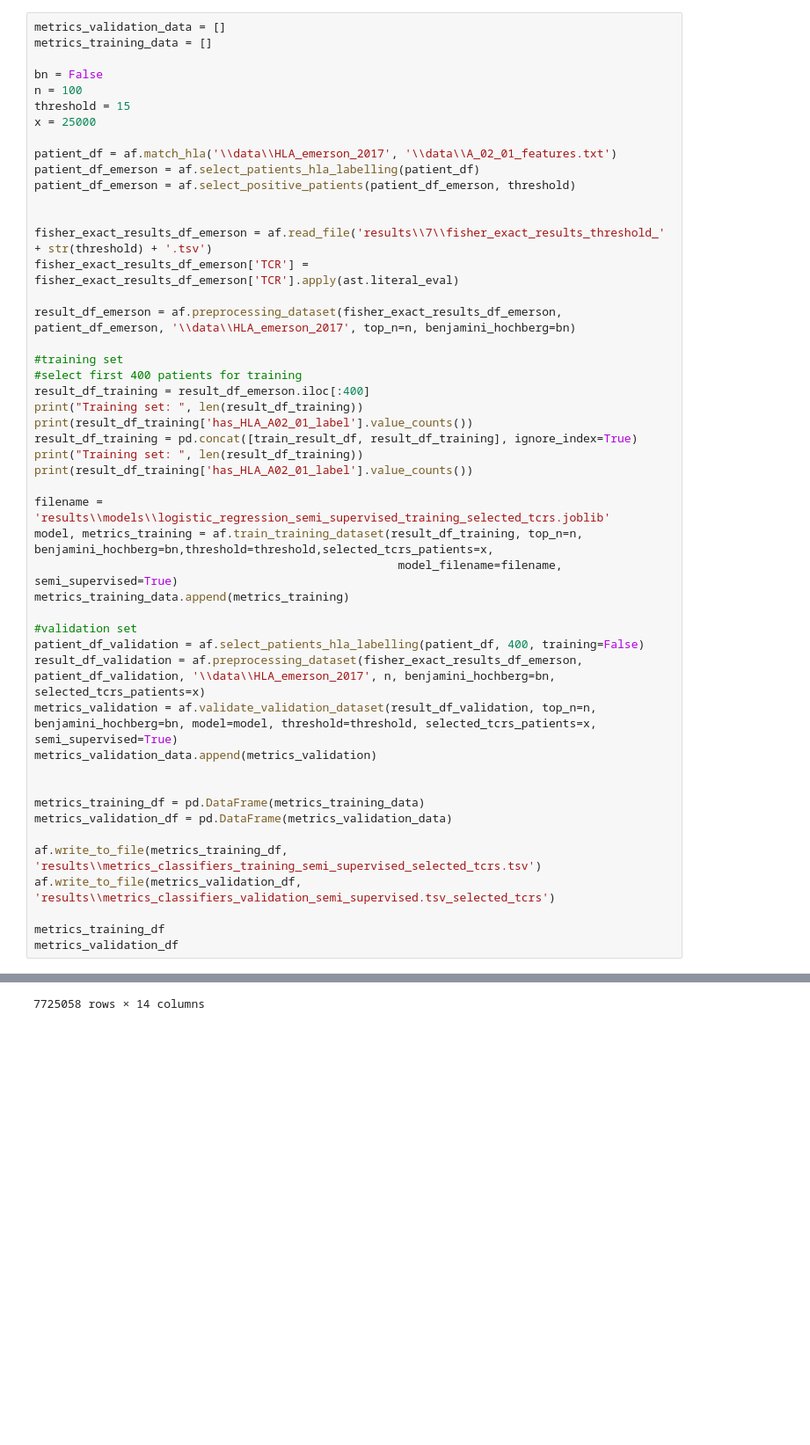
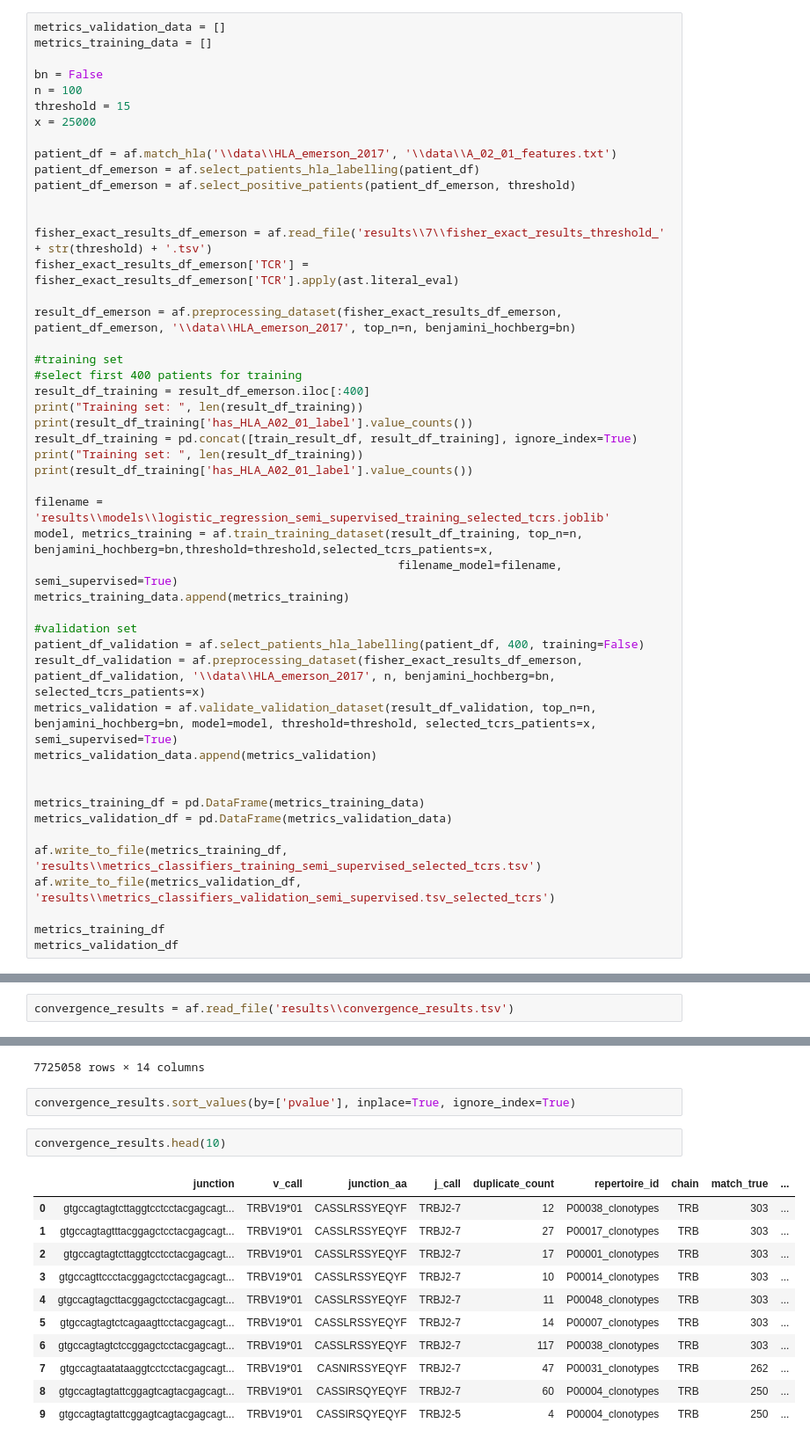
Before and after one commit to saartjeherman/Emerson, a Jupyter notebook: emerson_clean.ipynb, the cells around one changed output, grey strips where cells are left out. Shown at 88% size. Drawn from its saved outputs; the diff is of its cells as text; blank space fills up the shorter version.

Commit message:
convergence method

```diff
--- a/emerson_clean.ipynb
+++ b/emerson_clean.ipynb
@@ -920,7 +916,7 @@ print(result_df_training['has_HLA_A02_01_label'].value_counts())
 
 filename = 'results\\models\\logistic_regression_semi_supervised_training_selected_tcrs.joblib'
 model, metrics_training = af.train_training_dataset(result_df_training, top_n=n, benjamini_hochberg=bn,threshold=threshold,selected_tcrs_patients=x,
-                                                     model_filename=filename, semi_supervised=True)
+                                                     filename_model=filename, semi_supervised=True)
 metrics_training_data.append(metrics_training)
 
 #validation set
@@ -1102,3 +1048,5 @@ af.write_to_file(convergence_results, 'results\\convergence_results.tsv')
+# %%
+convergence_results = af.read_file('results\\convergence_results.tsv')
 # %%
 convergence_results
 # %% [output]
@@ -1115,3 +1063,19 @@ convergence_results
 | 7725056 | gtgccagcagcgtctcgcaccaggggaacactg... | TRBV9*01 | CASSVSHQGNTEAFF | TRBJ1-1 | 2 | P00050_clonotypes | TRB | 7 | ... |
 | 7725057 | gtgccagcagccaagcgggcggggtgggcaatg... | TRBV9*01 | CASSQAGGVGNEQFF | TRBJ2-1 | 2 | P00050_clonotypes | TRB | 2 | ... |
 7725058 rows × 14 columns
+# %%
+convergence_results.sort_values(by=['pvalue'], inplace=True, ignore_index=True)
+# %%
+convergence_results.head(10)
+# %% [output]
+|  | junction | v_call | junction_aa | j_call | duplicate_count | repertoire_id | chain | match_true | ... |
+| 0 | gtgccagtagtcttaggtcctcctacgagcagt... | TRBV19*01 | CASSLRSSYEQYF | TRBJ2-7 | 12 | P00038_clonotypes | TRB | 303 | ... |
+| 1 | gtgccagtagtttacggagctcctacgagcagt... | TRBV19*01 | CASSLRSSYEQYF | TRBJ2-7 | 27 | P00017_clonotypes | TRB | 303 | ... |
+| 2 | gtgccagtagtcttaggtcctcctacgagcagt... | TRBV19*01 | CASSLRSSYEQYF | TRBJ2-7 | 17 | P00001_clonotypes | TRB | 303 | ... |
+| 3 | gtgccagttccctacggagctcctacgagcagt... | TRBV19*01 | CASSLRSSYEQYF | TRBJ2-7 | 10 | P00014_clonotypes | TRB | 303 | ... |
+| 4 | gtgccagtagcttacggagctcctacgagcagt... | TRBV19*01 | CASSLRSSYEQYF | TRBJ2-7 | 11 | P00048_clonotypes | TRB | 303 | ... |
+| 5 | gtgccagtagtctcagaagttcctacgagcagt... | TRBV19*01 | CASSLRSSYEQYF | TRBJ2-7 | 14 | P00007_clonotypes | TRB | 303 | ... |
+| 6 | gtgccagtagtctccggagctcctacgagcagt... | TRBV19*01 | CASSLRSSYEQYF | TRBJ2-7 | 117 | P00038_clonotypes | TRB | 303 | ... |
+| 7 | gtgccagtaatataaggtcctcctacgagcagt... | TRBV19*01 | CASNIRSSYEQYF | TRBJ2-7 | 47 | P00031_clonotypes | TRB | 262 | ... |
+| 8 | gtgccagtagtattcggagtcagtacgagcagt... | TRBV19*01 | CASSIRSQYEQYF | TRBJ2-7 | 60 | P00004_clonotypes | TRB | 250 | ... |
+| 9 | gtgccagtagtattcggagtcagtacgagcagt... | TRBV19*01 | CASSIRSQYEQYF | TRBJ2-5 | 4 | P00004_clonotypes | TRB | 250 | ... |
```
Also changed, not shown: parts of 37 cells of this notebook, 4 other files.
